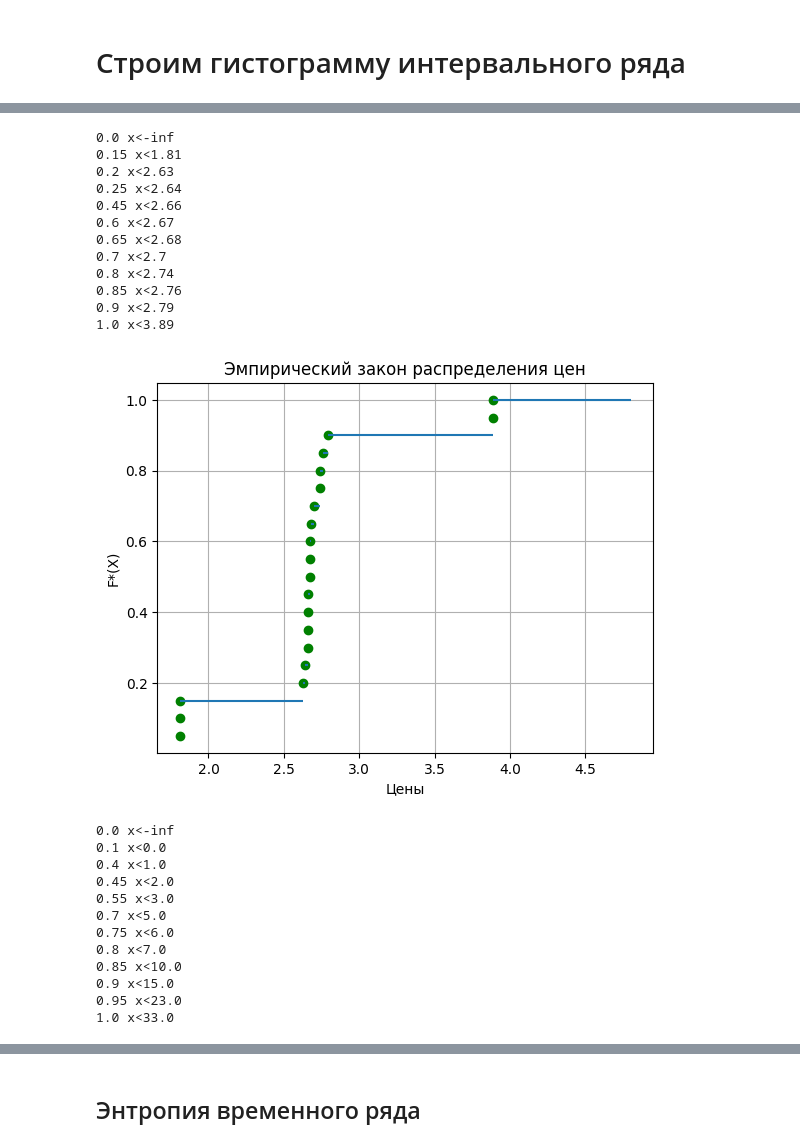
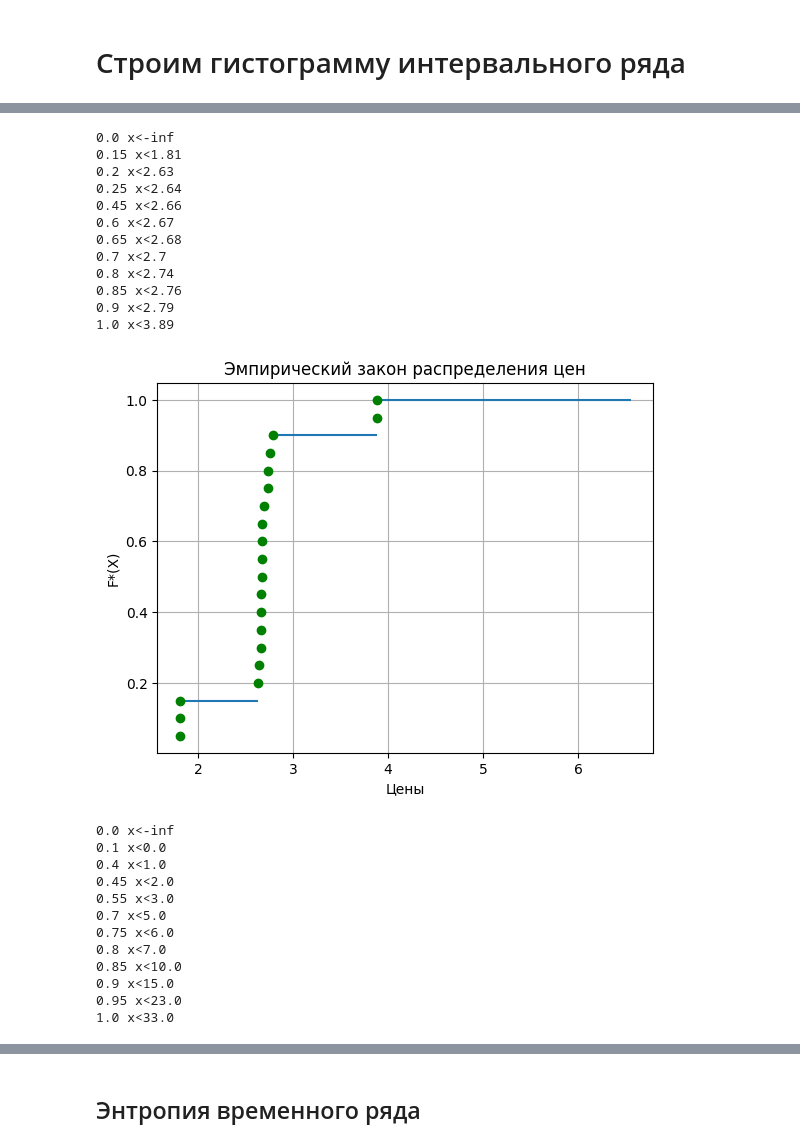
Before and after one commit to BVyaches/MLPerm, a Jupyter notebook: MathAnalysis.ipynb, the cells around one changed output, grey strips where cells are left out. Drawn from its saved outputs; the diff is of its cells as text; code cells hidden in the pictures.

```diff
--- a/MathAnalysis.ipynb
+++ b/MathAnalysis.ipynb
@@ -359,49 +360,51 @@ plt.show()
 # %%
 ecdf_prices = ECDF(df['Цены'])
 ecdf_dict_prices = {}
+
+xmax = [i for i in ecdf_prices.x] + [max(prices) + Me_price]
+
+plt.hlines(y=sorted(set(ecdf_prices.y)), xmin=ecdf_prices.x, xmax=xmax[1:])
+plt.grid()
 for x, y in zip(ecdf_prices.x, ecdf_prices.y):
     ecdf_dict_prices[f'x<{x}'] = round(y, 6)
     plt.plot(x, y, 'go')
 for k, v in ecdf_dict_prices.items():
     print(v, k)
-xmax = [i for i in ecdf_prices.x] + [4.8]
-
-plt.hlines(y=sorted(set(ecdf_prices.y)), xmin=ecdf_prices.x, xmax=xmax[1:])
-plt.grid()
 plt.xlabel('Цены')
 plt.ylabel('F*(X)')
 plt.title('Эмпирический закон распределения цен')
 plt.show()
 
 ecdf_sales = ECDF(df['Продажи'])
 ecdf_dict_sales = {}
+
+xmax = [i for i in ecdf_sales.x] + [max(sales) + Me_sales]
+
+plt.hlines(y=sorted(set(ecdf_sales.y)), xmin=ecdf_sales.x, xmax=xmax[1:])
+plt.grid()
 for x, y in zip(ecdf_sales.x, ecdf_sales.y):
     ecdf_dict_sales[f'x<{x}'] = round(y, 6)
     plt.plot(x, y, 'go')
 for k, v in ecdf_dict_sales.items():
     print(v, k)
-xmax = [i for i in ecdf_sales.x] + [max(sales) + Me_sales]
-
-plt.hlines(y=sorted(set(ecdf_sales.y)), xmin=ecdf_sales.x, xmax=xmax[1:])
-plt.grid()
 plt.xlabel('Продажи')
 plt.ylabel('F*(X)')
 plt.title('Эмпирический закон распределения продаж')
 plt.show()
 # %% [output]
 0.0 x<-inf
 0.15 x<1.81
 0.2 x<2.63
 0.25 x<2.64
 0.45 x<2.66
 0.6 x<2.67
 0.65 x<2.68
 0.7 x<2.7
 0.8 x<2.74
 0.85 x<2.76
 0.9 x<2.79
 1.0 x<3.89
-[figure, old version]
+[figure, new version]
 0.0 x<-inf
 0.1 x<0.0
 0.4 x<1.0
```
Also changed, not shown: parts of 13 cells of this notebook, 1 other file.
